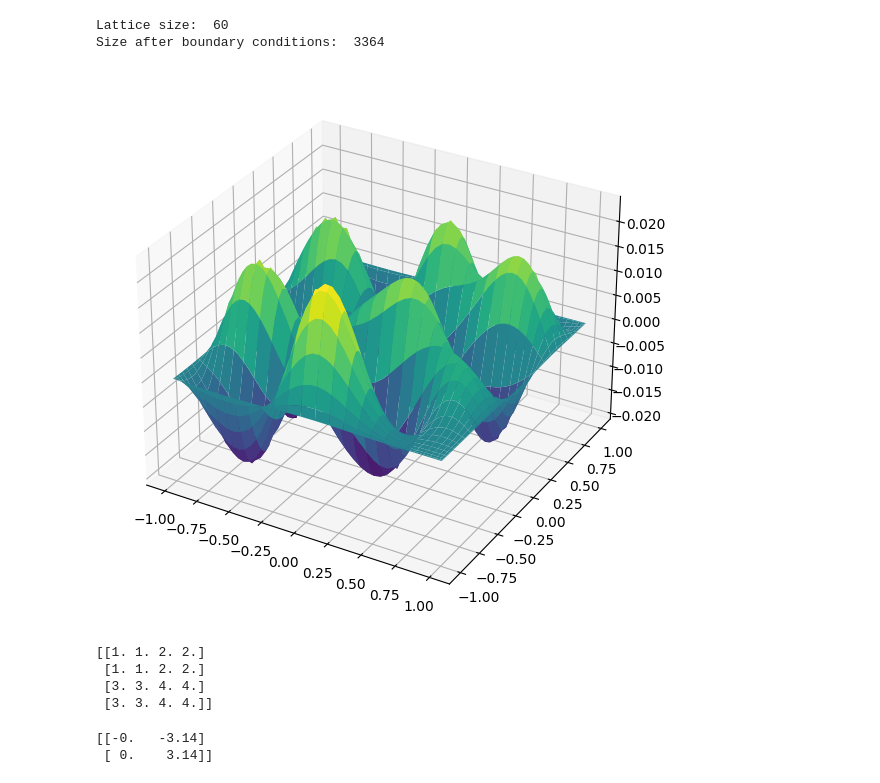
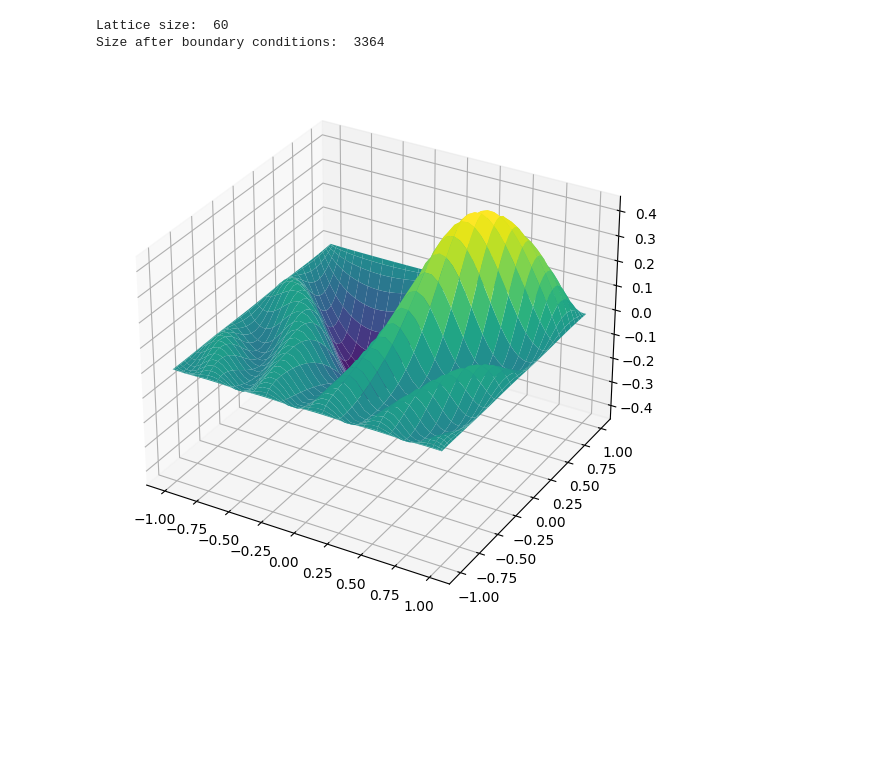
Before and after one commit to KsymenaPoradzisz/General_Relativity, a Jupyter notebook: test.ipynb, the cells around one changed output. Cells and saved outputs as stored; diff of their text form; code cells hidden in the pictures; blank space fills up the shorter version.

```diff
--- a/test.ipynb
+++ b/test.ipynb
@@ -138,48 +91,30 @@ ValueError: operands could not be broadcast together with shapes (570,570) (570,
 # %%
 # 2D examples: Poisson and Helmholtz equations
 
 # Data:
 solver = Sol.SpectralSolverCart2D()
 N = 60
 dim = N-2
 k = 9
 x, y = Ch.Grid(N).grid[1:-1], Ch.Grid(N).grid[1:-1]
 D = Div.DR2(N).matrix[1:-1, 1:-1]
 
 # Helmholtz equation, source
-L = np.kron(np.identity(dim), D) + np.kron(D, np.identity(dim)) + k*k * np.identity(dim**2)
-source = np.exp(np.kron(np.ones(dim), -10*(y-1)**2) + np.kron(-10*(x-0.5)**2, np.ones(dim)))
+# L = np.kron(np.identity(dim), D) + np.kron(D, np.identity(dim)) + k*k * np.identity(dim**2)
+# source = np.exp(np.kron(np.ones(dim), -10*(y-1)**2) + np.kron(-10*(x-0.5)**2, np.ones(dim)))
 
 # Poisson equation, source and solution
-# L = np.kron(np.identity(dim), D) + np.kron(D, np.identity(dim))
-# source = 10*np.sin(np.kron(8*x, y-1))
+L = np.kron(np.identity(dim), D) + np.kron(D, np.identity(dim))
+source = 10*np.sin(np.kron(8*x, y-1))
 sol = solver.solve(L, source)
 
 print("Lattice size: ", N)
 print("Size after boundary conditions: ", dim*dim)
 # print("L rank: ", np.linalg.matrix_rank(L))
 
 
 Plotting.CartesianPlotter2D().plot(x, y, sol)
 # %% [output]
 Lattice size:  60
 Size after boundary conditions:  3364
-[figure, old version]
+[figure, new version]
-# %%
-a = np.array([[1,2],[3,4]])
-b = np.ones((2,2))
-
-print(np.kron(b,a))
-# %% [output]
-[[1. 1. 2. 2.]
- [1. 1. 2. 2.]
- [3. 3. 4. 4.]
- [3. 3. 4. 4.]]
-# %%
-r = np.array([-1, 1])
-t = np.array([0, 3.14])
-
-print(np.kron(r,t).reshape((2,2)))
-# %% [output]
-[[-0.   -3.14]
- [ 0.    3.14]]
```
Also changed, not shown: parts of 4 cells of this notebook, 4 other files.
